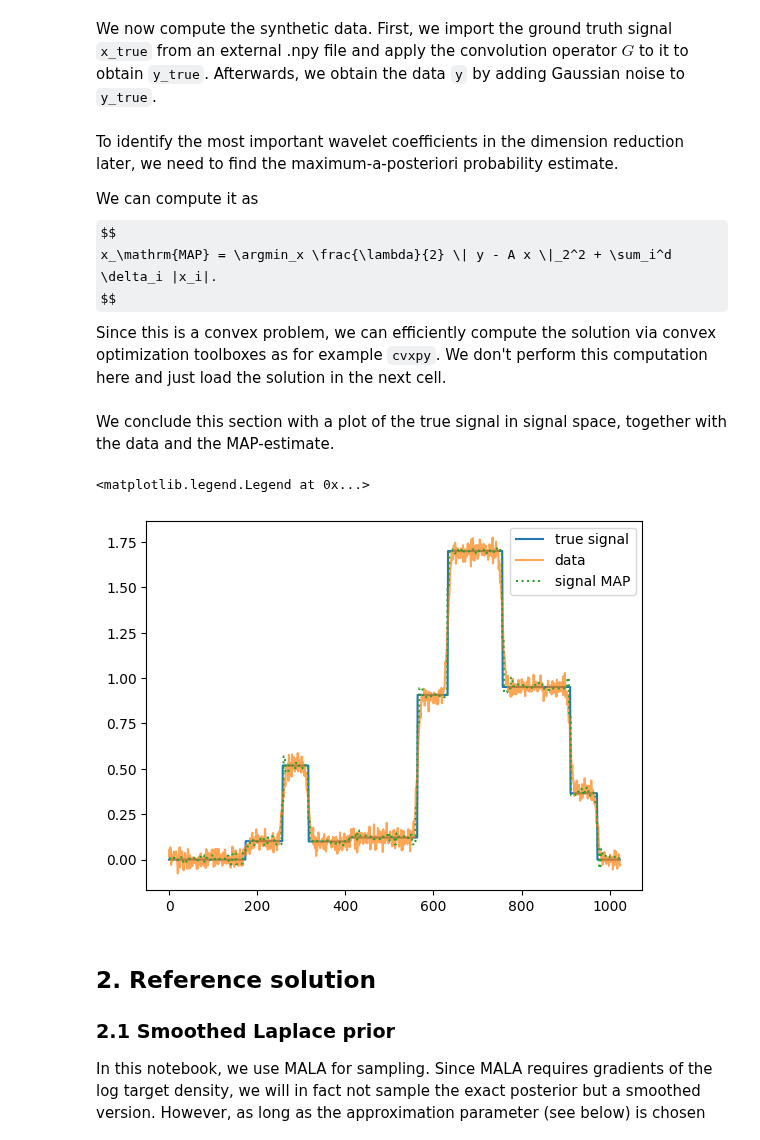
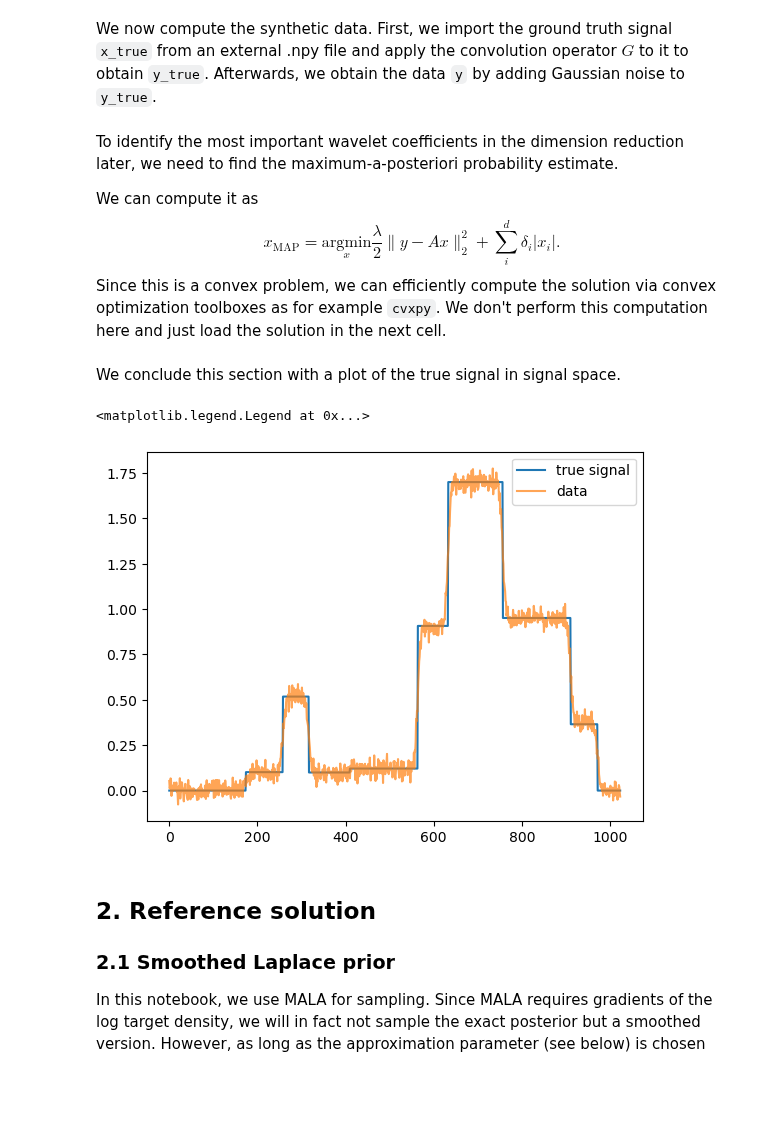
Before and after one commit to CUQI-DTU/CUQIpy-User-Showcase, a Jupyter notebook: 013_certified_coordinate_selection/ccs_wavelets.ipynb, the cells around one changed output. Saved outputs shown, nothing was run; the diff lists cells and outputs as text; code cells hidden in the pictures; some formulas as TeX source; blank space fills up the shorter version.

```diff
--- a/013_certified_coordinate_selection/ccs_wavelets.ipynb
+++ b/013_certified_coordinate_selection/ccs_wavelets.ipynb
@@ -120,7 +119,7 @@ To identify the most important wavelet coefficients in the dimension reduction l
 
 We can compute it as
 $$
-x_\mathrm{MAP} = \argmin_x \frac{\lambda}{2} \| y - A x \|_2^2 + \sum_i^d \delta_i |x_i|.
+x_\mathrm{MAP} = \underset{x}{\text{argmin}} \frac{\lambda}{2} \| y - A x \|_2^2 + \sum_i^d \delta_i |x_i|.
 $$
 Since this is a convex problem, we can efficiently compute the solution via convex optimization toolboxes as for example `cvxpy`.
 We don't perform this computation here and just load the solution in the next cell.
@@ -129,14 +126,12 @@ x_MAP = np.load(MAP_coeff_file)
 # %% [markdown]
-We conclude this section with a plot of the true signal in signal space, together with the data and the MAP-estimate.
+We conclude this section with a plot of the true signal in signal space.
 # %%
 plt.plot(s_true, label='true signal')
-# plt.plot(y_true, label='true data', alpha=0.7)
 plt.plot(y, label='data', alpha=0.7)
-plt.plot(W(x_MAP), label='signal MAP', ls=':')
 plt.legend()
 # %% [output]
 <matplotlib.legend.Legend at 0x...>
-[figure, old version]
+[figure, new version]
 # %% [markdown]
 ## 2. Reference solution
 
```
Also changed, not shown: parts of 15 cells of this notebook.
